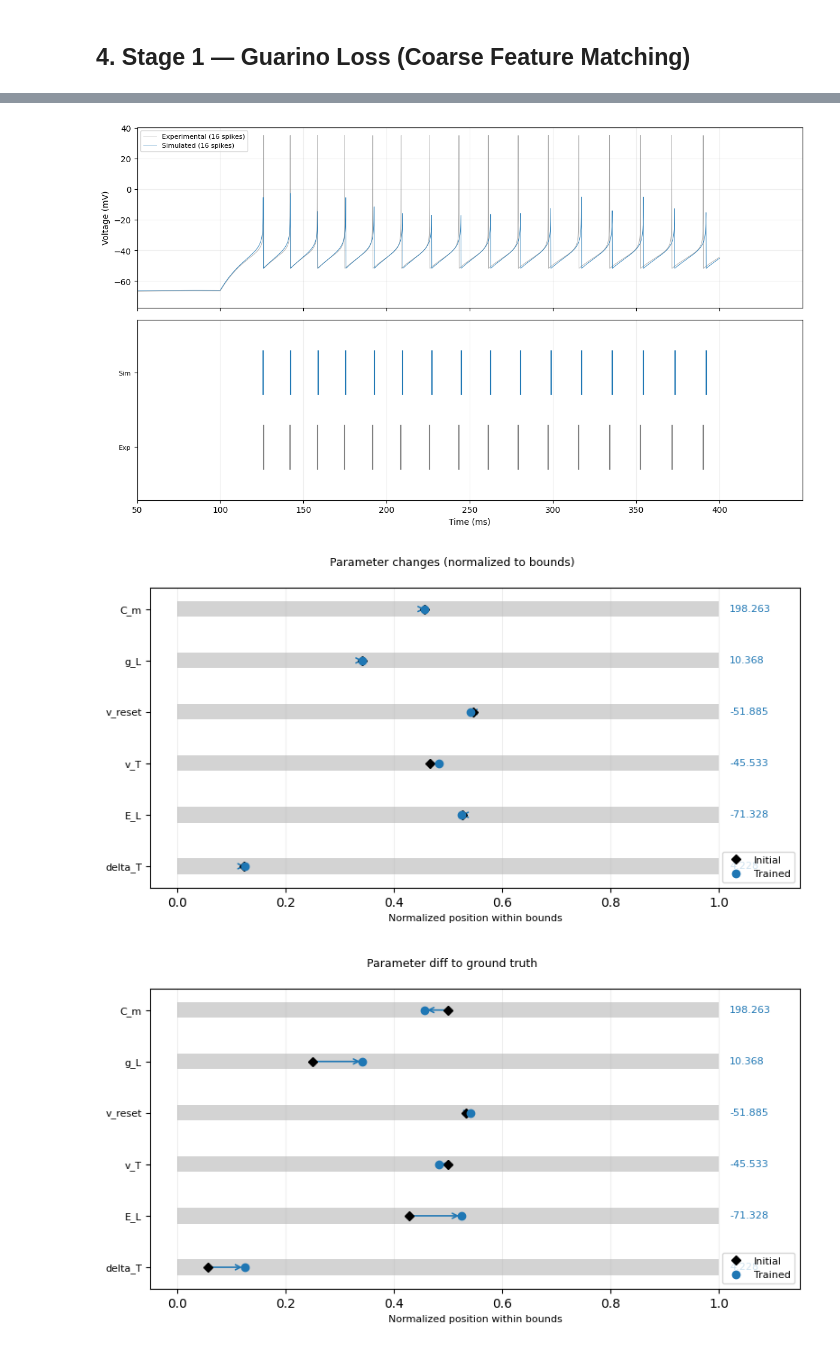
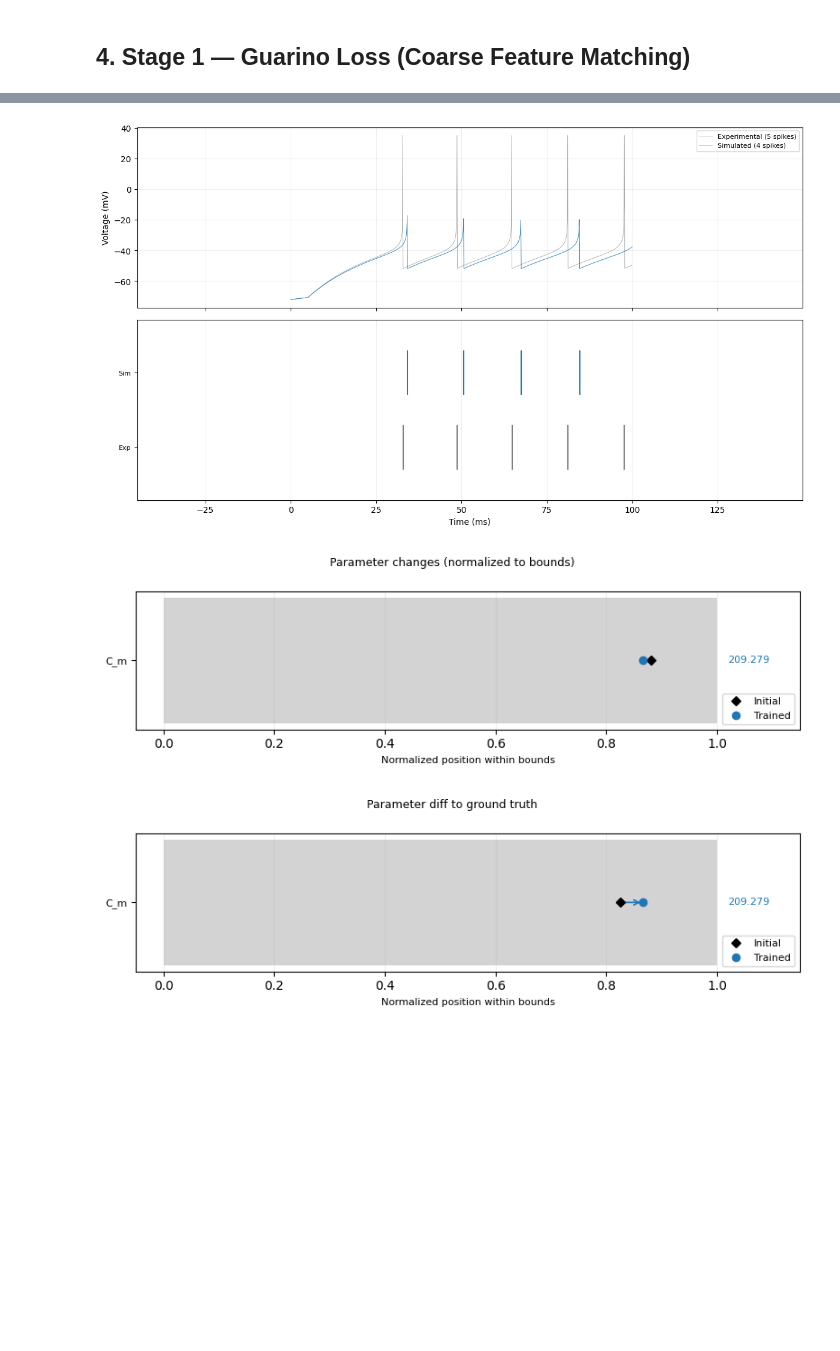
Before and after one commit to paulmyr/master-thesis, a Jupyter notebook: 5_code/notebooks/training_synthetic_singlestage.ipynb, the cells around one changed output, grey strips where cells are left out. Saved outputs shown, nothing was run; the diff lists cells and outputs as text; code cells hidden in the pictures; blank space fills up the shorter version.

```diff
--- a/5_code/notebooks/training_synthetic_singlestage.ipynb
+++ b/5_code/notebooks/training_synthetic_singlestage.ipynb
@@ -65,7 +65,7 @@ exp_trace = load_trace(
     voltage_path=DATA_DIR + "ECBL_IDthresh_ch5_553.dat",
     current_path=DATA_DIR + "ECBL_IDthresh_ch4_553.dat",
 )
-exp_cropped = crop_to_stim_window(exp_trace, max_duration_ms=300.0, padding_ms_before=100)
+exp_cropped = crop_to_stim_window(exp_trace, max_duration_ms=95.0, padding_ms_before=5)
 
 print(f"Current waveform: {exp_cropped.n_samples} samples, dt={exp_cropped.dt_ms:.3f} ms")
 print(f"Stim window: idx {exp_cropped.stim_start_idx} - {exp_cropped.stim_end_idx} ({exp_cropped.stim_duration_ms:.1f} ms)")
@@ -193,8 +192,8 @@ This simulates the real scenario where we don't know the true values.
 PERTURBATION = 0.2  # relative perturbation
 
 # C_m, g_L, E_L, v_T, delta_T, v_reset, v_threshold, tau_w, a, b
-TRAINABLE_STAGE1 = ["C_m", "g_L", "v_reset", "v_T", "E_L", "delta_T"]
-# TRAINABLE_STAGE1 = ["C_m"]
+# TRAINABLE_STAGE1 = ["C_m", "g_L", "v_reset", "v_T", "E_L", "delta_T", "tau_w", "a", "b"]
+TRAINABLE_STAGE1 = ["C_m"]
 
 def perturb_params(
     params: dict,
@@ -219,6 +218,7 @@ all_trainable = list(set(TRAINABLE_STAGE1))
 initial_params = perturb_params(
     ground_truth_params, all_trainable, PERTURBATION, jr.PRNGKey(SEED)
 )
+initial_params["C_m"] = initial_params["C_m"] + 10
 
 print(f"{'Parameter':<12} {'Ground Truth':>12} {'Initial':>12} {'Error':>8}")
 print("-" * 48)
@@ -255,7 +250,7 @@ if sim_init.n_spikes > 0 and data.n_spikes > 0:
         spike_times_data=data.spike_times,
         spike_times_model=sim_init.spike_times,
         duration_ms=data.stim_duration_ms,
-        delta_ms=4,
+        delta_ms=2,
     )
     print(f"Gamma = {cf_s0.gamma:.3f}")
 else:
@@ -325,10 +315,10 @@ exp_voltage = jnp.array(data.voltage)
 # --- Stage 1 config ---
 config_stage1 = TrainingConfig(
     optimizer="polyak",
-    learning_rate=0.05,
+    learning_rate=0.01,
     n_epochs=20,
-    surrogate_type="sigmoid",
-    surrogate_slope=5.0,
+    surrogate_type="superspike",
+    surrogate_slope=0.2,
     print_every=1,
     polyak_alpha=1.0,
     polyak_beta=0.85,
@@ -438,7 +423,7 @@ if sim_stage1.n_spikes > 0 and data.n_spikes > 0:
         spike_times_data=data.spike_times,
         spike_times_model=sim_stage1.spike_times,
         duration_ms=data.stim_duration_ms,
-        delta_ms=4,
+        delta_ms=2,
     )
     print(f"Gamma = {cf_s1.gamma:.3f}")
 else:
@@ -474,3 +459,3 @@ Gamma = 1.000
-[figure, old version]
+[figure, new version]
-[figure, old version]
+[figure, new version]
-[figure, old version]
+[figure, new version]
```
Also changed, not shown: parts of 9 cells of this notebook, 22 other files.
